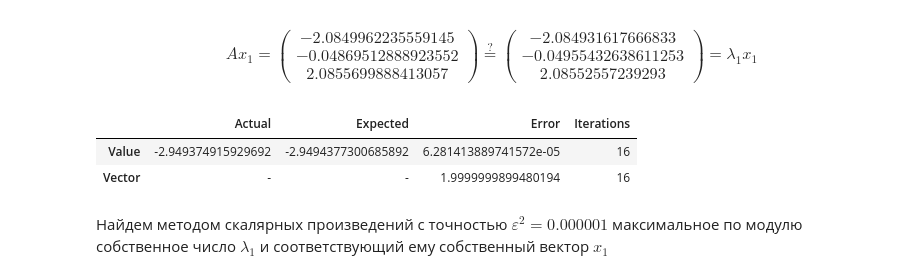
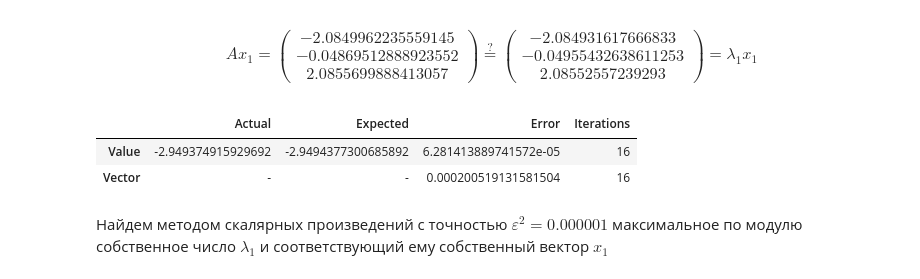
Before and after one commit to astatochek/mm-computational-workshop, a Jupyter notebook: 5-semester/3. 4. Eigenvalues/note.ipynb, the cells around one changed output. Cells and saved outputs as stored; diff of their text form; code cells hidden in the pictures.

```diff
--- a/5-semester/3. 4. Eigenvalues/note.ipynb
+++ b/5-semester/3. 4. Eigenvalues/note.ipynb
@@ -67,6 +67,27 @@ def visualize_results(i: int, val: float, vec: matrix, A: matrix = A, n: int = n
     print_tex(f'\lambda_{i} = ', val, f',~~ x_{i} = ', vec)
     print_tex(f'A x_{i}=', get_exact_column(A @ vec, n), r'\stackrel{?}{=}',
           get_exact_column(val * vec, n), f'=\lambda_{i} x_{i}')
+
+intermediate_results = {}
+
+def put_intermediate_result(name: str, val: float, col: matrix) -> None:
+
+    if name not in intermediate_results:
+        intermediate_results[name] = {
+            'Intermediate Values': [],
+            'Intermediate Columns': []
+        }
+
+    vals = 'Intermediate Values'
+    cols = 'Intermediate Columns'
+
+    intermediate_results[name][vals].append(val)
+    if len(intermediate_results[name][vals]) == 4:
+        intermediate_results[name][vals].pop(0)
+
+    intermediate_results[name][cols].append(col / col.norm())
+    if len(intermediate_results[name][cols]) == 4:
+        intermediate_results[name][cols].pop(0)
 # %% [markdown]
 ## Задание: Вариант 4
 # %% [markdown]
@@ -75,7 +96,7 @@ def visualize_results(i: int, val: float, vec: matrix, A: matrix = A, n: int = n
 eps = 1.e-6
 
 
-def jacobi(A: matrix = A, n: int = n, eps: float = eps) -> Union[List[float], List[matrix]]:
+def jacobi(A: matrix = A, n: int = n, eps: float = eps) -> Tuple[List[float], List[matrix]]:
     # матрица, столбцы которой будут собственными векторами
     X = matrix(np.identity(n))
     # A^(k)
@@ -211,6 +232,7 @@ vals, vecs = vals_.copy(), vecs_.copy()
 for i in range(n):
     val_key = f'Value {i+1}'
     vec_key = f'Vector {i+1}'
+    jacobi_vec = jacobi_vecs[i] * (1 if i != 0 else -1) # это я проставляю, чтобы погрешность правильно считалась для вектора
 
     data['Expected'][val_key] = str(vals[i])
     data['Actual'][val_key] = str(jacobi_vals[i])
@@ -218,7 +240,7 @@ for i in range(n):
 
     data['Expected'][vec_key] = '-'
     data['Actual'][vec_key] = '-'
-    data['Error'][vec_key] = str((jacobi_vecs[i] - vecs[i]).norm())
+    data['Error'][vec_key] = str((jacobi_vec - vecs[i]).norm())
 
 df = pd.DataFrame(data)
 df
@@ -240,14 +262,16 @@ def apostr_est(Y: matrix, val: float, A: matrix = A) -> float:
 eps = 1.e-3
 
 
-def power_method(A: matrix = A, eps: float = eps, n: int = n) -> Union[float, matrix, int]:
+def power_method(A: matrix = A, eps: float = eps, n: int = n) -> Tuple[float, matrix, int]:
     val = 1
     Y = matrix(np.ones((n, 1)))
+    put_intermediate_result('Power Method', val, Y)
     iter = 0
 
     while apostr_est(Y, val, A) >= eps:
         Y, val = A @ Y, (A @ Y)[0][0] / Y[0][0]
         iter += 1
+        put_intermediate_result('Power Method', val, Y)
 
     Y /= Y.norm()
 
@@ -271,31 +295,31 @@ $$ A x_1= \begin{pmatrix}
 # %%
 diff = [abs(power_val - vals[j]) for j in range(n)]
 index_of_max = diff.index(min(diff))
 
 def get_data_frame(val: float, vec: matrix, iter: int, i: int) -> pd.DataFrame:
     df = pd.DataFrame({
         'Value': {
             'Actual': str(val),
             'Expected': str(vals[i]),
             'Error': str(abs(val - vals[i])),
             'Iterations': iter
         },
         'Vector': {
             'Actual': '-',
             'Expected': '-',
             'Error': str((vec - vecs[i]).norm()),
             'Iterations': iter
         }
     }).transpose()
 
     return df
 
-df = get_data_frame(power_val, power_vec, power_iter, index_of_max)
+df = get_data_frame(power_val, -power_vec, power_iter, index_of_max)
 df
 # %% [output]
 |  | Actual | Expected | Error | Iterations |
 | Value | -2.949374915929692 | -2.9494377300685892 | 6.281413889741572e-05 | 16 |
-| Vector | - | - | 1.9999999899480194 | 16 |
+| Vector | - | - | 0.000200519131581504 | 16 |
 # %% [markdown]
 Найдем методом скалярных произведений с точностью $\varepsilon^2 = 0.000001$ максимальное по модулю собственное число $\lambda_1$ и соответствующий ему собственный вектор $x_1$
 # %%
```
Also changed, not shown: parts of 8 cells of this notebook.
